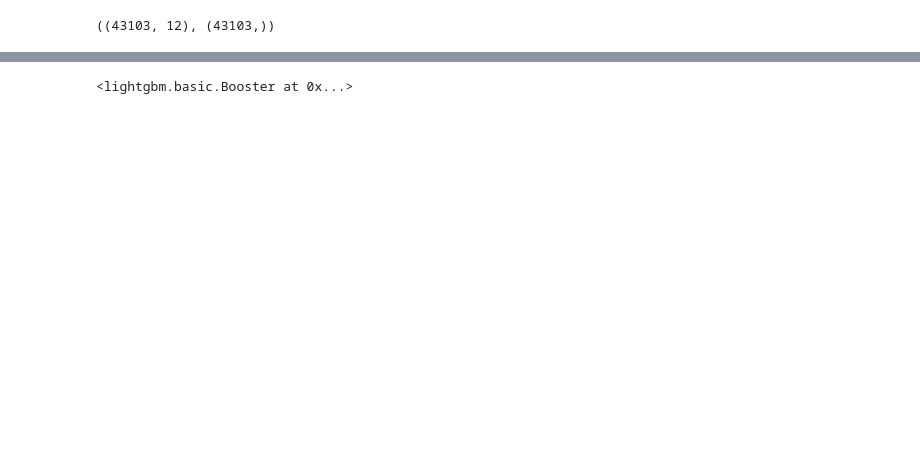
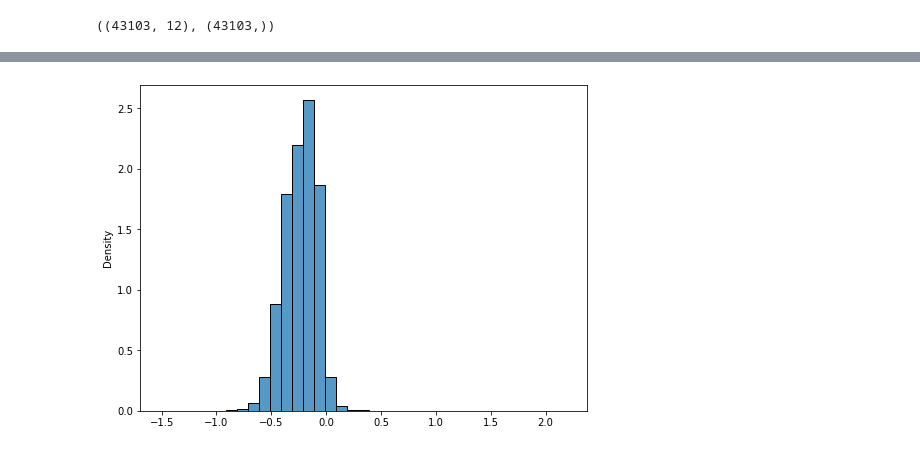
Before and after one commit to WalternativE/evaluation-preprocessing-methods-sentinel2-ml-based-bathymetry-estimation, a Jupyter notebook: notebooks/04_a_bahamas_lgbm_experiment.ipynb, the cells around one changed output, grey strips where cells are left out. Drawn from its saved outputs; the diff is of its cells as text; code cells hidden in the pictures; blank space fills up the shorter version.

```diff
--- a/notebooks/04_a_bahamas_lgbm_experiment.ipynb
+++ b/notebooks/04_a_bahamas_lgbm_experiment.ipynb
@@ -435,4 +234,7 @@ plt.show()
-# %%
-model.save_model('../models/tuned_lgbm_bahamas.txt', num_iteration=model.best_iteration)
-# %% [output]
-<lightgbm.basic.Booster at 0x...>
+# %%
+fig, ax = plt.subplots(figsize=(8, 6))
+l1c_sdb_residuals = l2a_sdb_estimation_values - y_all
+sns.histplot(l1c_sdb_residuals, binwidth=0.1, stat='density', ax=ax)
+plt.show()
+# %% [output]
+[figure, added]
```
Also changed, not shown: parts of 17 cells of this notebook, 14 other files.
